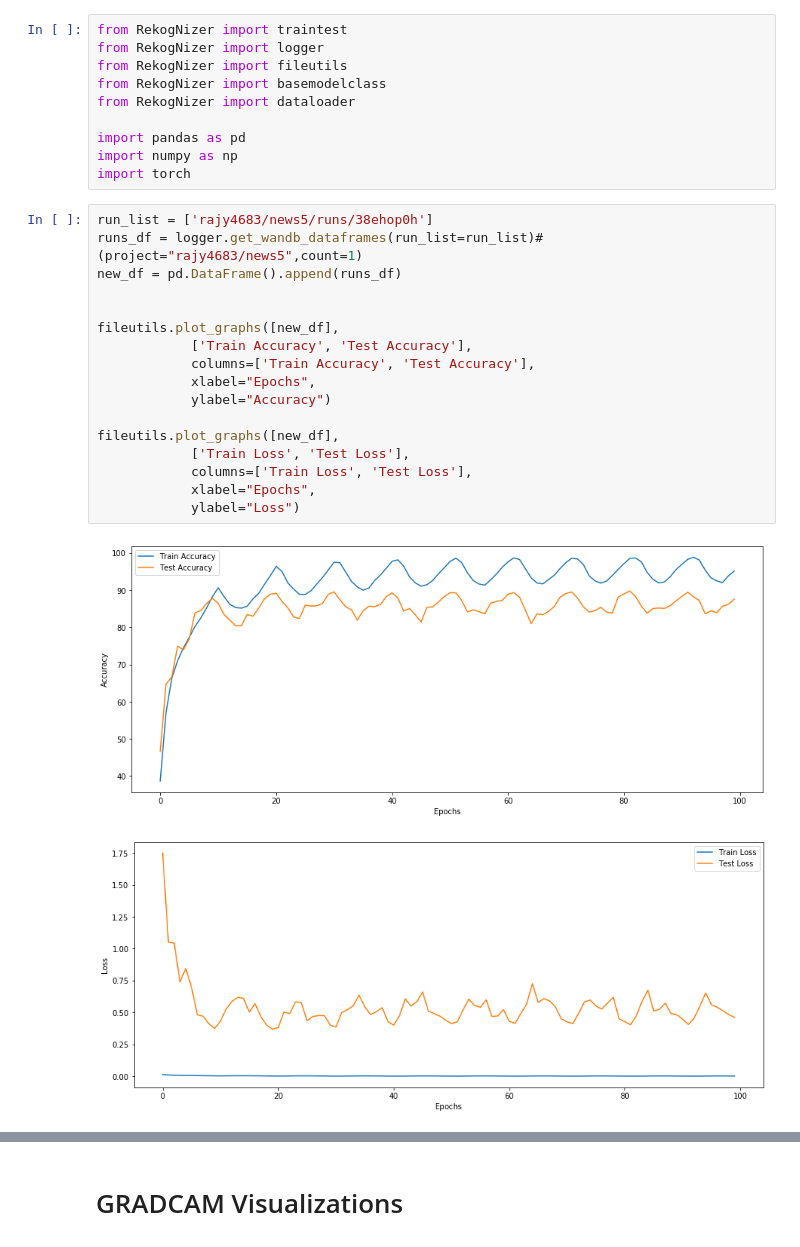
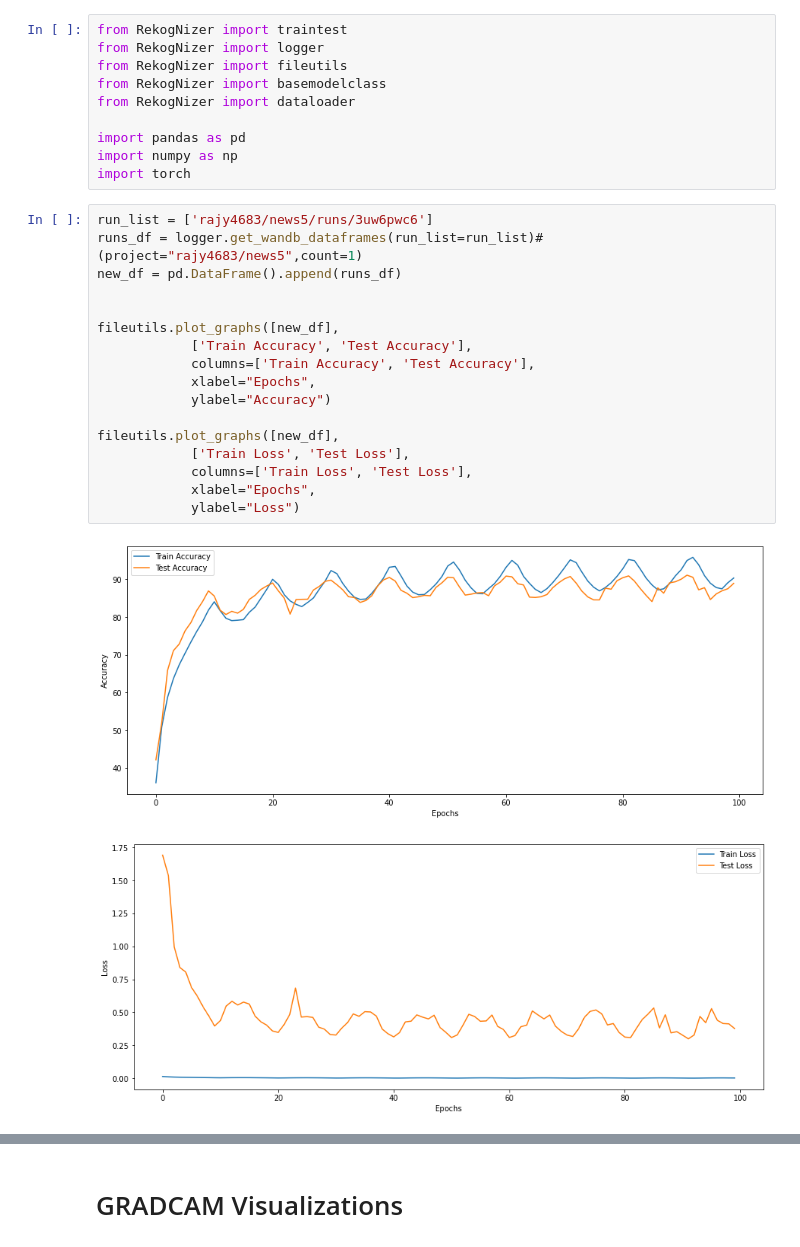
Before and after one commit to rajy4683/S9EVA4, a Jupyter notebook: S9EVA4_GCAM2.ipynb, the cells around one changed output, grey strips where cells are left out. Saved outputs shown, nothing was run; the diff lists cells and outputs as text.

```diff
--- a/S9EVA4_GCAM2.ipynb
+++ b/S9EVA4_GCAM2.ipynb
@@ -198,25 +174,25 @@ import pandas as pd
 import numpy as np
 import torch
 # %%
-run_list = ['rajy4683/news5/runs/38ehop0h']
+run_list = ['rajy4683/news5/runs/3uw6pwc6']
 runs_df = logger.get_wandb_dataframes(run_list=run_list)#(project="rajy4683/news5",count=1)
 new_df = pd.DataFrame().append(runs_df)
 
 
 fileutils.plot_graphs([new_df],
             ['Train Accuracy', 'Test Accuracy'],
             columns=['Train Accuracy', 'Test Accuracy'],
             xlabel="Epochs",
             ylabel="Accuracy")
 
 fileutils.plot_graphs([new_df],
             ['Train Loss', 'Test Loss'],
             columns=['Train Loss', 'Test Loss'],
             xlabel="Epochs",
             ylabel="Loss")
 # %% [output]
-[figure, old version]
+[figure, new version]
-[figure, old version]
+[figure, new version]
 # %%
 %load_ext autoreload
 %autoreload 2
```
Also changed, not shown: parts of 15 cells of this notebook.
